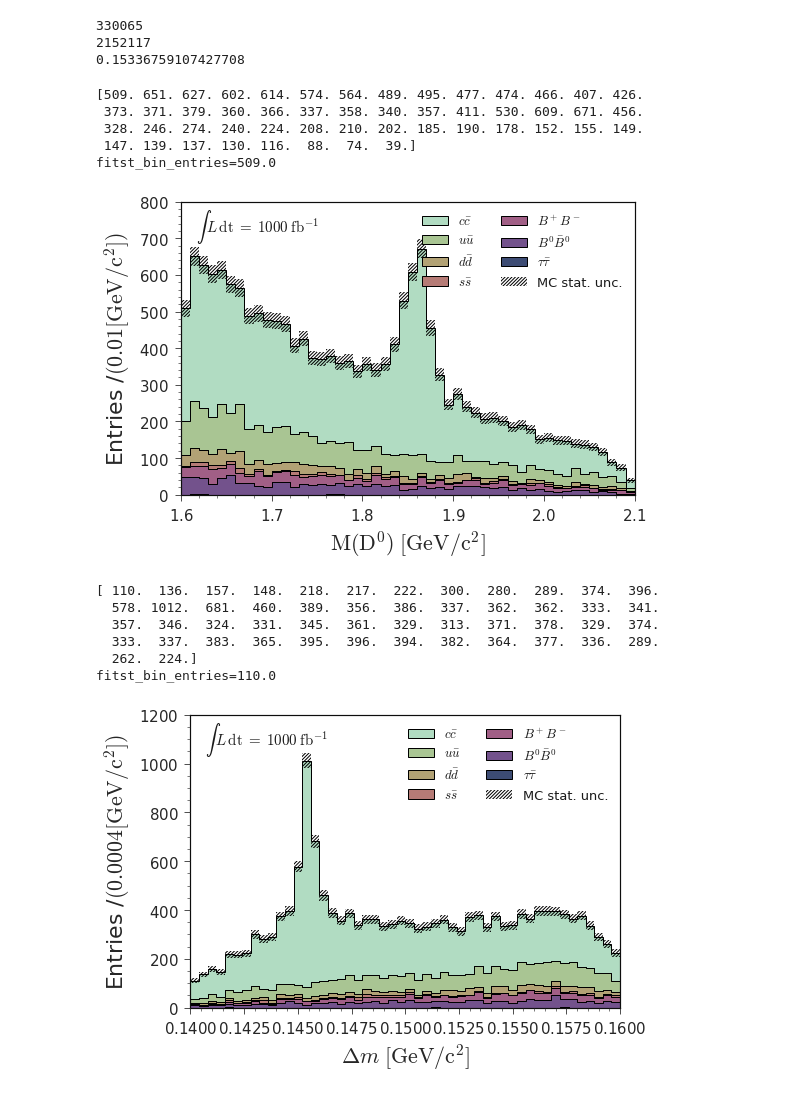
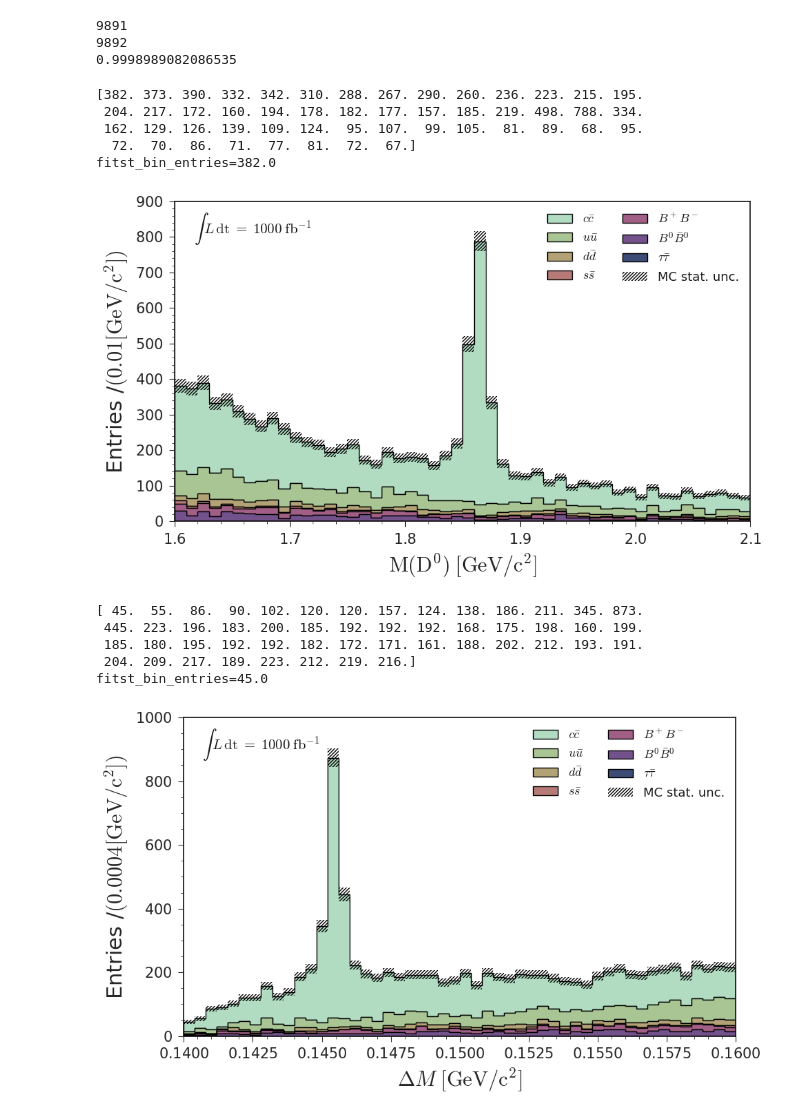
Before and after one commit to jykim-physics/DRAW_and_FITTING, a Jupyter notebook: main/D0etaeta/draw/MC15ri_etaeta_pipi.ipynb, the cells around one changed output. Drawn from its saved outputs; the diff is of its cells as text; code cells hidden in the pictures.

```diff
--- a/main/D0etaeta/draw/MC15ri_etaeta_pipi.ipynb
+++ b/main/D0etaeta/draw/MC15ri_etaeta_pipi.ipynb
@@ -43,5 +30,8 @@ Welcome to JupyROOT 6.24/06
 # %%
 base_file_loc = '/home/belle2/jaeyoung/storage_ghi/Ntuples_ghi_2/MC15ri_generic/MC15ri_etaetapip_pre_sel_240307_treefit/'
+base_file_loc = '/media/jykim/T7_2/storage/Ntuples_ghi_2/MC15ri_generic/MC15ri_etaetapip_pre_sel_240310_treefit/'
+base_file_loc = '/media/jykim/T7_2/storage/Ntuples_ghi_2/MC15ri_generic/MC15ri_etaetapip_tight_v0_looseeta_240317_treefit_BCS/'
+base_file_loc = '/media/jykim/T7_2/storage/Ntuples_ghi_2/MC15ri_generic/MC15ri_etaetapip_tight_v1_240405_treefit_BCS_etapi0const/'
 # %%
 generic_ccbar = base_file_loc + 'ccbar/*.root'
 
@@ -53,6 +43,12 @@ generic_mixed = base_file_loc + 'mixed/*.root'
 generic_taupair = base_file_loc + 'taupair/*.root'
 # %%
 base_filter='D0_M>0'
+base_filter='etaeta_pipi_rank==1'
+
+# base_filter += ' && ((pipi_eta_pi01_g1_clusterReg==1 && pipi_eta_pi01_g1_E>0.05) || (pipi_eta_pi01_g1_clusterReg==3 && pipi_eta_pi01_g1_E>0.075) || (pipi_eta_pi01_g1_clusterReg==2 && pipi_eta_pi01_g1_E>0.05))'
+# base_filter += ' && ((pipi_eta_pi01_g2_clusterReg==1 && pipi_eta_pi01_g2_E>0.05) || (pipi_eta_pi01_g2_clusterReg==3 && pipi_eta_pi01_g2_E>0.075) || (pipi_eta_pi01_g2_clusterReg==2 && pipi_eta_pi01_g2_E>0.05))'
+# base_filter += ' && ((pipi_eta_pi02_g1_clusterReg==1 && pipi_eta_pi02_g1_E>0.05) || (pipi_eta_pi02_g1_clusterReg==3 && pipi_eta_pi02_g1_E>0.075) || (pipi_eta_pi02_g1_clusterReg==2 && pipi_eta_pi02_g1_E>0.05))'
+# base_filter += ' && ((pipi_eta_pi02_g2_clusterReg==1 && pipi_eta_pi02_g2_E>0.05) || (pipi_eta_pi02_g2_clusterReg==3 && pipi_eta_pi02_g2_E>0.075) || (pipi_eta_pi02_g2_clusterReg==2 && pipi_eta_pi02_g2_E>0.05))'
 # %%
 tree = 'etaeta_pipi_tag'
 variables = ["__experiment__", "__run__", "__event__",\
@@ -61,8 +57,8 @@ variables = ["__experiment__", "__run__", "__event__",\
              "D0_cosAngleBetweenMomentumAndVertexVector","D0_cosAngleBetweenMomentumAndVertexVectorInXYPlane",\
              "Eta_1_isSignal", "Eta_1_M","Eta_1_p","Eta_1_isSignal",\
              "Eta_2_isSignal", "Eta_2_M","Eta_2_p","Eta_2_isSignal",\
-             "pipi_eta1_Pi0_M","pipi_eta1_Pi0_daughterDiffOfPhi_0_1","pipi_eta1_Pi0_daughterAngle_0_1",\
-             "pipi_eta2_Pi0_M","pipi_eta2_Pi0_daughterDiffOfPhi_0_1","pipi_eta2_Pi0_daughterAngle_0_1",\
+             "pipi_eta1_Pi0_M","pipi_eta1_Pi0_Easym","pipi_eta1_Pi0_daughterDiffOfPhi_0_1","pipi_eta1_Pi0_daughterAngle_0_1",\
+             "pipi_eta2_Pi0_M","pipi_eta2_Pi0_Easym","pipi_eta2_Pi0_daughterDiffOfPhi_0_1","pipi_eta2_Pi0_daughterAngle_0_1",\
              #"gamma1_E","gamma1_clusterNHits","gamma1_clusterReg",\
              #"gamma2_E","gamma2_clusterNHits","gamma2_clusterReg",\
              #"dM_pi0","ROE_Mgg",'veto_isSignal',\
@@ -121,8 +107,8 @@ multiplicity = numerator/denominator
 
 print(multiplicity)
 # %% [output]
-330065
-2152117
-0.15336759107427708
+9891
+9892
+0.9998989082086535
 # %%
 cut = 'D0_M>0.0'
@@ -135,6 +121,8 @@ cut += ' & Eta_1_M>0.53 &  Eta_1_M<0.56 & Eta_2_M>0.53 &  Eta_2_M<0.56'
 pd_ccbar, pd_uubar,pd_ddbar,pd_ssbar,pd_charged, pd_mixed, pd_taupair = cut_dfs_7types(cut, pd_ccbar, pd_uubar,pd_ddbar,pd_ssbar,pd_charged, pd_mixed, pd_taupair)
 # %%
 plot_directory = "/home/belle2/jaeyoung/storage_b2/storage/PLOTS/mc15ri_generic/D0etaeta_pipi_tag"
+plot_directory = "/media/jykim/T7/saved_plots/DRAW/etaeta/MC15ri_generic/pipi"
+
 # plot_directory = os.path.dirname(file_path)
 if not os.path.exists(plot_directory):
     os.makedirs(plot_directory)
@@ -158,43 +146,43 @@ def wrap_draw(var=var,data=data,scale=scale,xrange=xrange,nbins=nbins,xlabel=xla
 # %%
 var = 'D0_M'
 data  = [pd_taupair[var], pd_mixed[var], pd_charged[var],pd_ssbar[var], pd_ddbar[var],pd_uubar[var], pd_ccbar[var]]
 
 xrange = (1.6,2.1)
 nbins = 50
 xlabel = "$\mathrm{M(D^0)}$"
-
-# img_path = plot_directory + "/MC15ri_D0etaeta_pipi_tag_pre_sel_D0M.png"
-img_path = plot_directory + "/MC15ri_D0etaeta_pipi_tight_selv0_sel_D0M.png"
+#
+# img_path = plot_directory + "/MC15ri_D0etaeta_pipi_tag_pre_sel_D0M_step0.png"
+img_path = plot_directory + "/MC15ri_D0etaeta_pipi_tight_selv1_sel_D0M.png"
 
 # img_path = plot_directory + "/test.png"
 
 wrap_draw(var=var,data=data,scale=scale,xrange=xrange,nbins=nbins,xlabel=xlabel, luminosity=luminosity,img_path=img_path)
 # %% [output]
-[509. 651. 627. 602. 614. 574. 564. 489. 495. 477. 474. 466. 407. 426.
- 373. 371. 379. 360. 366. 337. 358. 340. 357. 411. 530. 609. 671. 456.
- 328. 246. 274. 240. 224. 208. 210. 202. 185. 190. 178. 152. 155. 149.
- 147. 139. 137. 130. 116.  88.  74.  39.]
-fitst_bin_entries=509.0
+[382. 373. 390. 332. 342. 310. 288. 267. 290. 260. 236. 223. 215. 195.
+ 204. 217. 172. 160. 194. 178. 182. 177. 157. 185. 219. 498. 788. 334.
+ 162. 129. 126. 139. 109. 124.  95. 107.  99. 105.  81.  89.  68.  95.
+  72.  70.  86.  71.  77.  81.  72.  67.]
+fitst_bin_entries=382.0
-[figure, old version]
+[figure, new version]
 # %%
 var = 'Dstarp_delM'
 data  = [pd_taupair[var], pd_mixed[var], pd_charged[var],pd_ssbar[var], pd_ddbar[var],pd_uubar[var], pd_ccbar[var]]
 
 xrange = (0.140,0.16)
 nbins = 50
-xlabel = "$\Delta m$"
+xlabel = "$\Delta M$"
 
-# img_path = plot_directory + "/MC15ri_D0etaeta_pipi_tag_pre_sel_Dstarp_delM.png"
-img_path = plot_directory + "/MC15ri_D0etaeta_pipi_tight_selv0_sel_delM.png"
+# img_path = plot_directory + "/MC15ri_D0etaeta_pipi_tag_pre_sel_Dstarp_delM_step0.png"
+img_path = plot_directory + "/MC15ri_D0etaeta_pipi_tight_selv1_sel_delM.png"
 
 # img_path = plot_directory + "/test.png"
+# plt.xticks(fontsize=12)
 
 wrap_draw(var=var,data=data,scale=scale,xrange=xrange,nbins=nbins,xlabel=xlabel, luminosity=luminosity,img_path=img_path)
 # %% [output]
-[ 110.  136.  157.  148.  218.  217.  222.  300.  280.  289.  374.  396.
-  578. 1012.  681.  460.  389.  356.  386.  337.  362.  362.  333.  341.
-  357.  346.  324.  331.  345.  361.  329.  313.  371.  378.  329.  374.
-  333.  337.  383.  365.  395.  396.  394.  382.  364.  377.  336.  289.
-  262.  224.]
-fitst_bin_entries=110.0
+[ 45.  55.  86.  90. 102. 120. 120. 157. 124. 138. 186. 211. 345. 873.
+ 445. 223. 196. 183. 200. 185. 192. 192. 192. 168. 175. 198. 160. 199.
+ 185. 180. 195. 192. 192. 182. 172. 171. 161. 188. 202. 212. 193. 191.
+ 204. 209. 217. 189. 223. 212. 219. 216.]
+fitst_bin_entries=45.0
-[figure, old version]
+[figure, new version]
```
Also changed, not shown: parts of 13 cells of this notebook, 27 other files.
